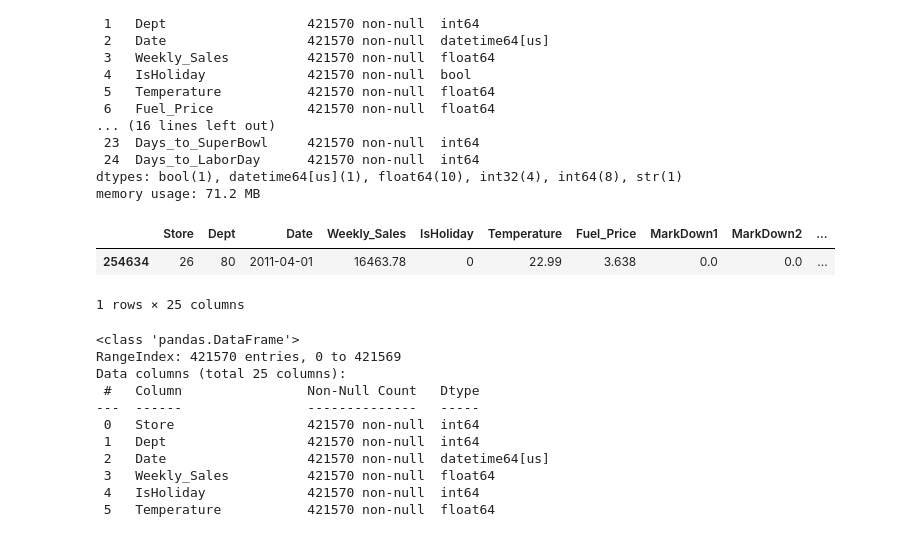
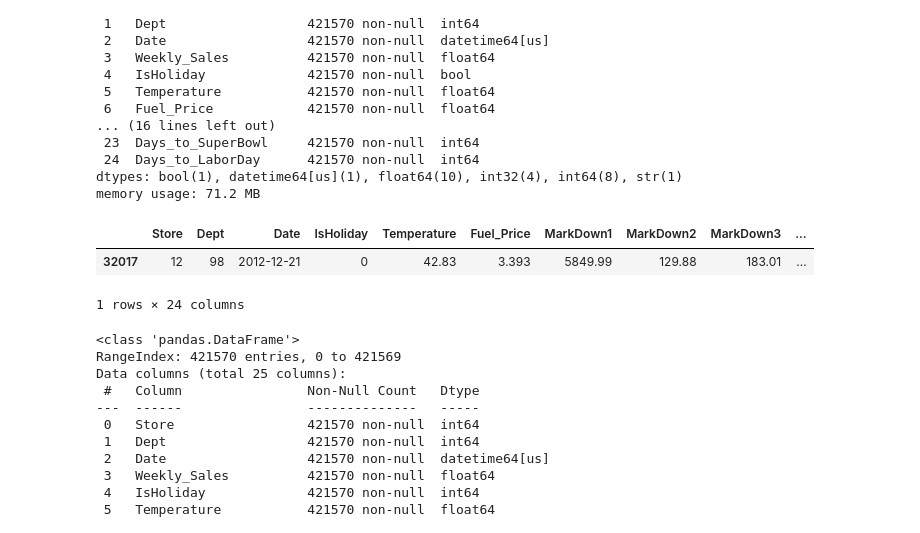
Before and after one commit to kaiokasa/Walmart_Retail_Sales_Forecast, a Jupyter notebook: Notebook.ipynb, the cells around one changed output. Saved outputs shown, nothing was run; the diff lists cells and outputs as text; code cells hidden in the pictures.

```diff
--- a/Notebook.ipynb
+++ b/Notebook.ipynb
@@ -924,11 +924,12 @@ dtypes: bool(1), datetime64[us](1), float64(10), int32(4), int64(8), str(1)
 memory usage: 71.2 MB
 # %%
 train_final_merged["IsHoliday"] = train_final_merged["IsHoliday"].astype(int)
-train_final_merged.sample()
+test_final_merged["IsHoliday"] = test_final_merged["IsHoliday"].astype(int)
+test_final_merged.sample()
 # %% [output]
-|  | Store | Dept | Date | Weekly_Sales | IsHoliday | Temperature | Fuel_Price | MarkDown1 | MarkDown2 | ... |
-| 254634 | 26 | 80 | 2011-04-01 | 16463.78 | 0 | 22.99 | 3.638 | 0.0 | 0.0 | ... |
+|  | Store | Dept | Date | IsHoliday | Temperature | Fuel_Price | MarkDown1 | MarkDown2 | MarkDown3 | ... |
+| 32017 | 12 | 98 | 2012-12-21 | 0 | 42.83 | 3.393 | 5849.99 | 129.88 | 183.01 | ... |
-1 rows × 25 columns
+1 rows × 24 columns
 # %%
 train_final_merged.info()
 # %% [output]
```
Also changed, not shown: parts of 9 cells of this notebook, 3 other files.
